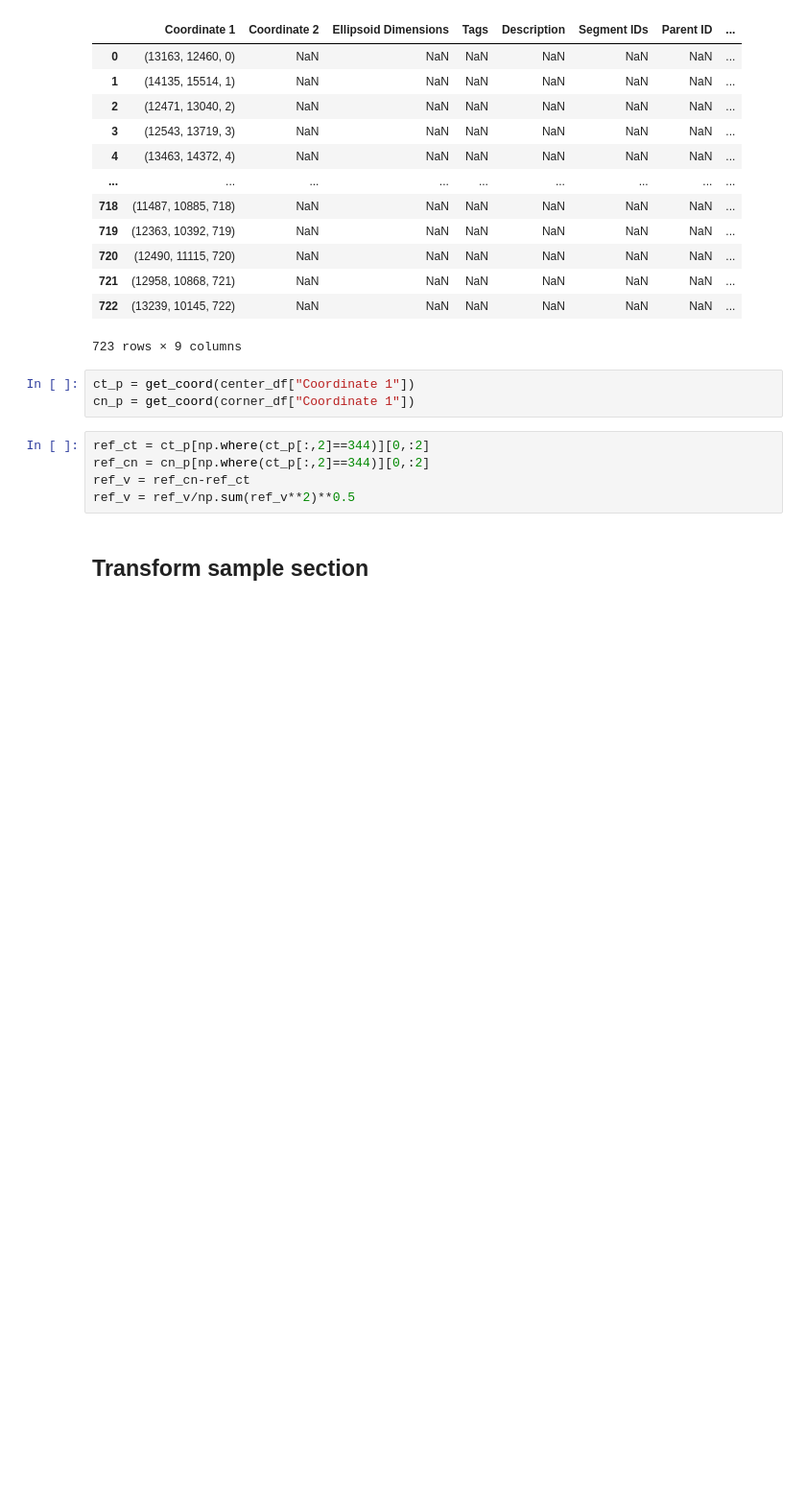
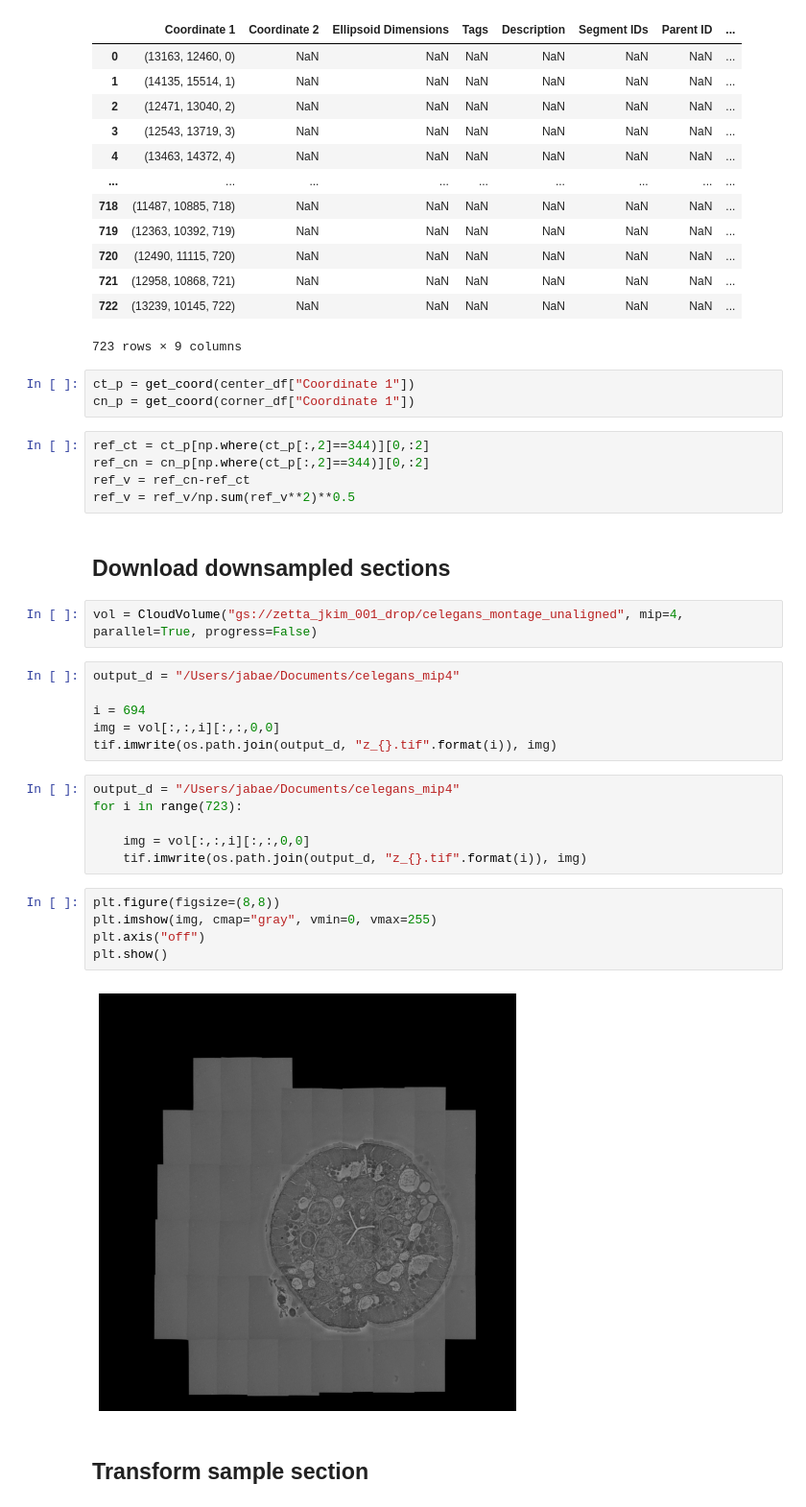
Before and after one commit to jabae/CMontage, a Jupyter notebook: notebooks/rough_align.ipynb, the cells around one changed output. Shown at 96% size. Cells and saved outputs as stored; diff of their text form; blank space fills up the shorter version.

```diff
--- a/notebooks/rough_align.ipynb
+++ b/notebooks/rough_align.ipynb
@@ -47,6 +50,29 @@ ref_ct = ct_p[np.where(ct_p[:,2]==344)][0,:2]
 ref_cn = cn_p[np.where(ct_p[:,2]==344)][0,:2]
 ref_v = ref_cn-ref_ct
 ref_v = ref_v/np.sum(ref_v**2)**0.5
+# %% [markdown]
+## Download downsampled sections
+# %%
+vol = CloudVolume("gs://zetta_jkim_001_drop/celegans_montage_unaligned", mip=4, parallel=True, progress=False)
+# %%
+output_d = "/Users/jabae/Documents/celegans_mip4"
+
+i = 694
+img = vol[:,:,i][:,:,0,0]
+tif.imwrite(os.path.join(output_d, "z_{}.tif".format(i)), img)
+# %%
+output_d = "/Users/jabae/Documents/celegans_mip4"
+for i in range(723):
+
+    img = vol[:,:,i][:,:,0,0]
+    tif.imwrite(os.path.join(output_d, "z_{}.tif".format(i)), img)
+# %%
+plt.figure(figsize=(8,8))
+plt.imshow(img, cmap="gray", vmin=0, vmax=255)
+plt.axis("off")
+plt.show()
+# %% [output]
+[figure, added]
 # %% [markdown]
 ## Transform sample section
 # %%
```
Also changed, not shown: parts of 19 cells of this notebook.
